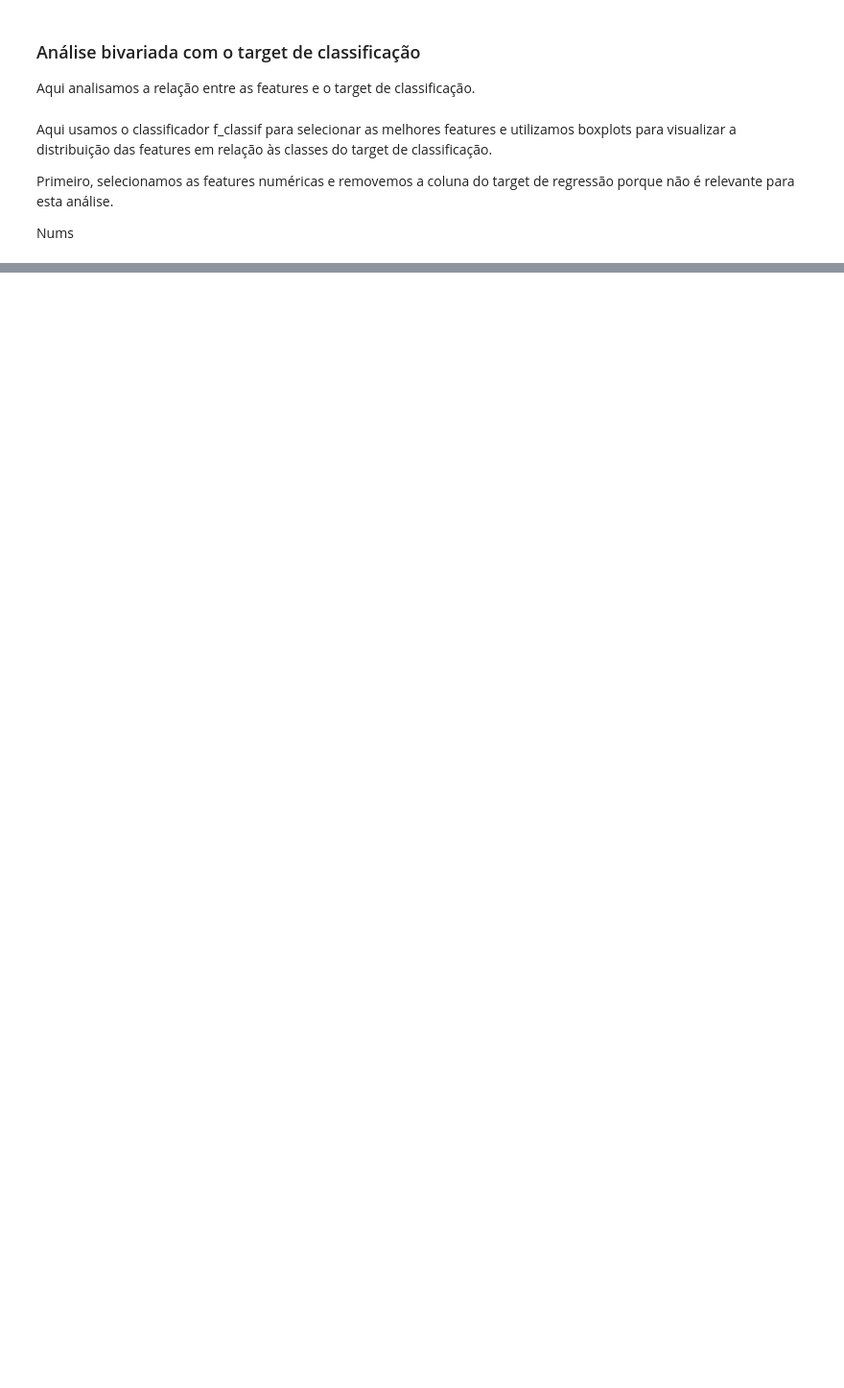
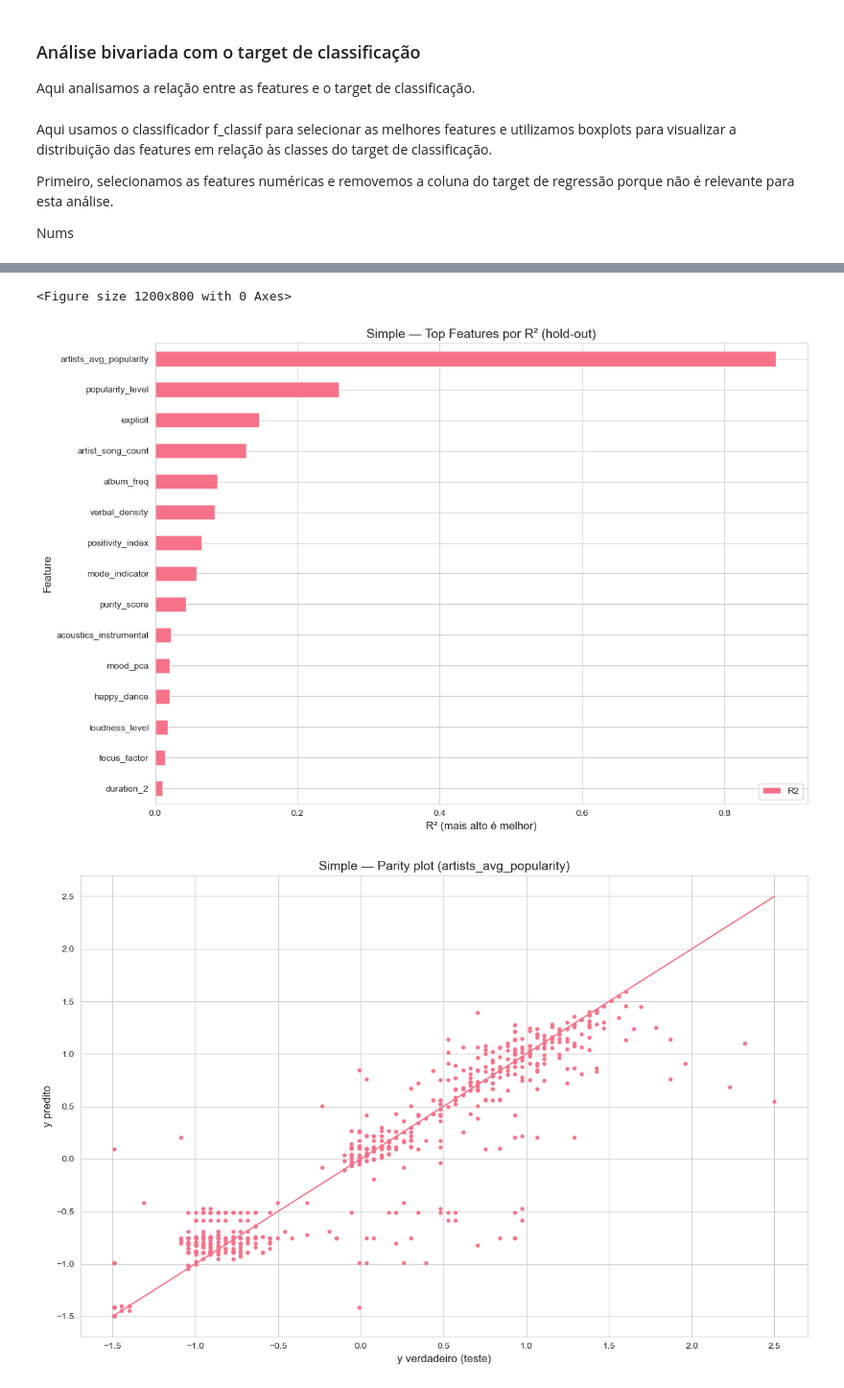
Before and after one commit to Mendoncaa/APRAU_G15, a Jupyter notebook: Projeto_1.ipynb, the cells around one changed output, grey strips where cells are left out. Shown at 96% size. Drawn from its saved outputs; the diff is of its cells as text; code cells hidden in the pictures; blank space fills up the shorter version.

Commit message:
Modelos de Regressão

```diff
--- a/Projeto_1.ipynb
+++ b/Projeto_1.ipynb
@@ -477,0 +462,15 @@ Top 10 F-score (classificação):
+# %%
+from sklearn.model_selection import train_test_split
+
+numeric_cols = df.select_dtypes(include='number').columns.tolist()
+feature_cols = [c for c in numeric_cols if c != target_regression]
+
+X_all = df[feature_cols].copy()
+y_all = df[target_regression].copy()
+
+RANDOM_STATE = 42
+X_train, X_test, y_train, y_test = train_test_split(
+    X_all, y_all, test_size=0.25, random_state=RANDOM_STATE
+)
+
+print("Hold-out pronto. Treino:", X_train.shape, "| Teste:", X_test.shape)
@@ -477,0 +531,35 @@ Top 10 F-score (classificação):
+# %%
+# Ranking por R² (Top-N)
+_top_n = min(15, len(simple_df))
+fig = plt.figure()
+simple_df.sort_values('R2', ascending=True).tail(_top_n).plot(x='feature', y='R2', kind='barh')
+plt.title('Simple — Top Features por R² (hold-out)')
+plt.xlabel('R² (mais alto é melhor)')
+plt.ylabel('Feature')
+plt.tight_layout(); plt.show()
+
+# Parity plot (melhor feature)
+from sklearn.linear_model import LinearRegression
+_simple_best = LinearRegression().fit(X_train[[best_feature]], y_train)
+_simple_pred = _simple_best.predict(X_test[[best_feature]])
+
+fig = plt.figure()
+plt.scatter(y_test, _simple_pred, s=12)
+_min = min(y_test.min(), _simple_pred.min())
+_max = max(y_test.max(), _simple_pred.max())
+plt.plot([_min, _max], [_min, _max])
+plt.title(f'Simple — Parity plot ({best_feature})')
+plt.xlabel('y verdadeiro (teste)'); plt.ylabel('y predito')
+plt.tight_layout(); plt.show()
+
+# Histograma de resíduos
+fig = plt.figure()
+resid = y_test - _simple_pred
+plt.hist(resid, bins=30)
+plt.title('Simple — Histograma dos resíduos (teste)')
+plt.xlabel('Erro (y_true - y_pred)'); plt.ylabel('Frequência')
+plt.tight_layout(); plt.show()
+# %% [output]
+<Figure size 1200x800 with 0 Axes>
+[figure, added]
+[figure, added]
```
Also changed, not shown: parts of 19 cells of this notebook.
